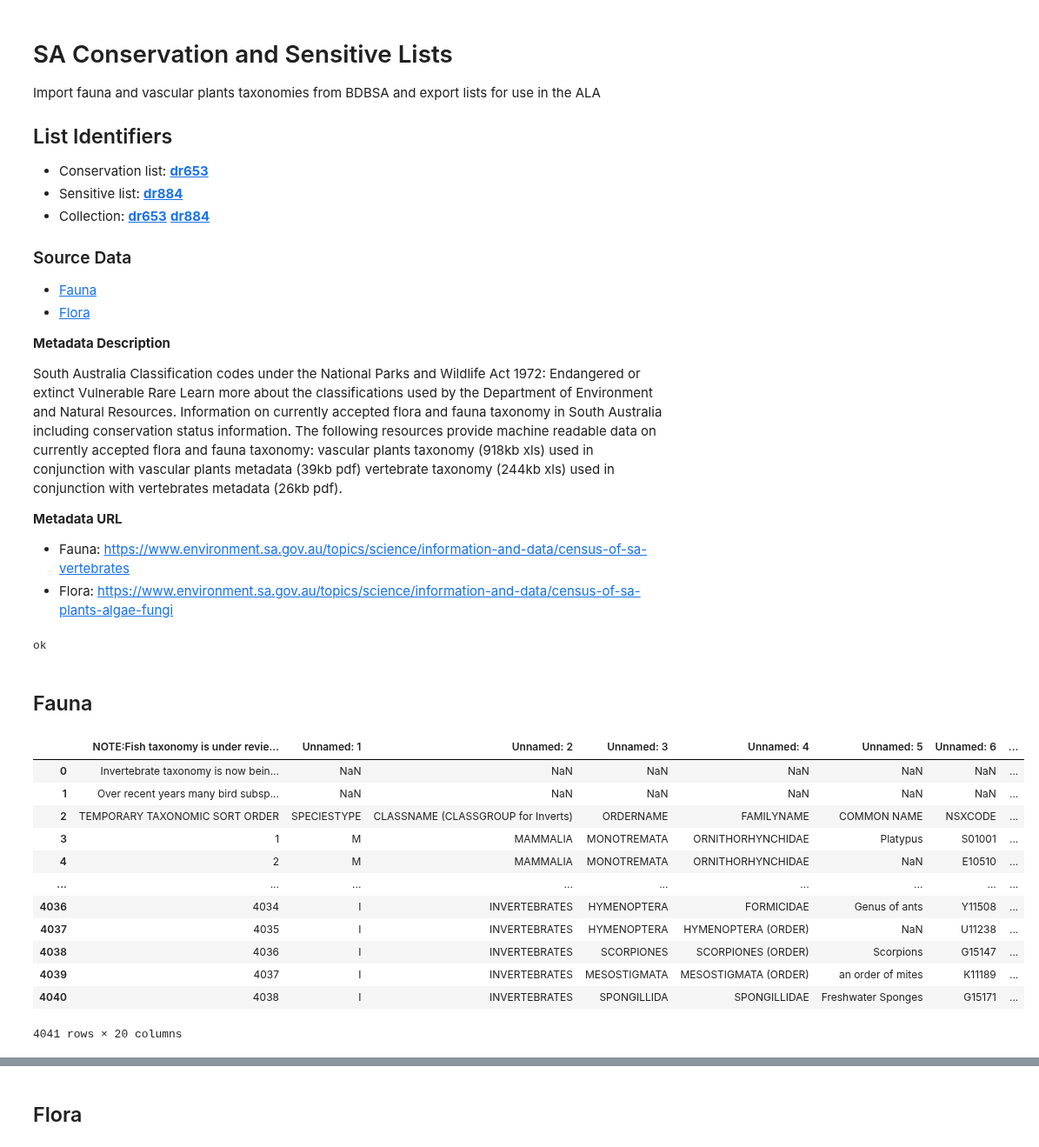
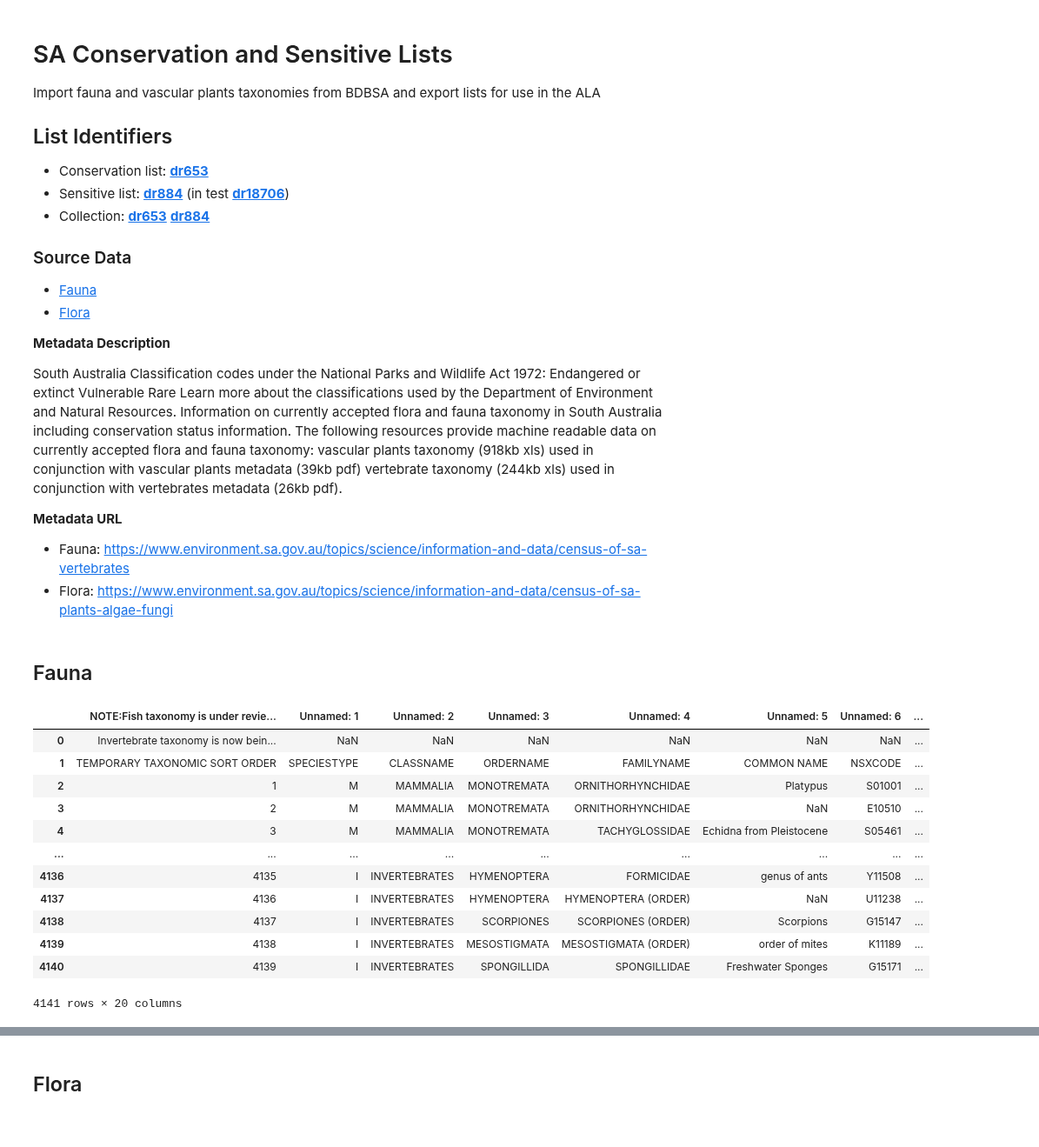
Before and after one commit to AtlasOfLivingAustralia/authoritative-lists, a Jupyter notebook: source-code/py-notebook/SA-conservation-sensitive.ipynb, the cells around one changed output, grey strips where cells are left out. Shown at 87% size. Drawn from its saved outputs; the diff is of its cells as text; code cells hidden in the pictures.

```diff
--- a/source-code/py-notebook/SA-conservation-sensitive.ipynb
+++ b/source-code/py-notebook/SA-conservation-sensitive.ipynb
@@ -4,7 +4,7 @@ Import fauna and vascular plants taxonomies from BDBSA and export lists for use
 
 ## List Identifiers
 * Conservation list: __[dr653](https://lists.ala.org.au/speciesListItem/list/dr653)__
-* Sensitive list: __[dr884](https://lists.ala.org.au/speciesListItem/list/dr884)__
+* Sensitive list: __[dr884](https://lists.ala.org.au/speciesListItem/list/dr884)__ (in test  __[dr18706](https://lists-test.ala.org.au/speciesListItem/list/dr18706)__)
 * Collection: __[dr653](https://collections.ala.org.au/public/show/dr653)__ __[dr884](https://collections.ala.org.au/public/show/dr884)__
 
 ### Source Data
@@ -28,11 +28,12 @@ import os
 import sys
 
 projectDir = "/Users/oco115/PycharmProjects/authoritative-lists/"
+cdataDir = "current-lists/conservation-lists/"
+sdataDir = "current-lists/sensitive-lists/"
+sourceData = "source-data/SA/"
+
 # projectDir = "/Users/new330/IdeaProjects/authoritative-lists/"
 sys.path.append(os.path.abspath(projectDir + "source-code/includes"))
 import list_functions as lf
-print("ok")
-# %% [output]
-ok
 # %%
 ## Conservation list
@@ -42,19 +44,19 @@ ok
 # %% [markdown]
 ## Fauna
 # %%
-fauna = pd.read_excel("~/IdeaProjects/authoritative-lists/source-data/South Australia/fauna-bdbsa-taxonomy.xlsx",sheet_name="Taxonomic List")
+fauna = pd.read_excel(projectDir + sourceData + "fauna-bdbsa-taxonomy.xlsx",sheet_name="Taxonomic List")
 fauna
 # %% [output]
 |  | NOTE:Fish taxonomy is under revie... | Unnamed: 1 | Unnamed: 2 | Unnamed: 3 | Unnamed: 4 | Unnamed: 5 | Unnamed: 6 | ... |
 | 0 | Invertebrate taxonomy is now bein... | NaN | NaN | NaN | NaN | NaN | NaN | ... |
-| 1 | Over recent years many bird subsp... | NaN | NaN | NaN | NaN | NaN | NaN | ... |
-| 2 | TEMPORARY TAXONOMIC SORT ORDER | SPECIESTYPE | CLASSNAME (CLASSGROUP for Inverts) | ORDERNAME | FAMILYNAME | COMMON NAME | NSXCODE | ... |
-| 3 | 1 | M | MAMMALIA | MONOTREMATA | ORNITHORHYNCHIDAE | Platypus | S01001 | ... |
-| 4 | 2 | M | MAMMALIA | MONOTREMATA | ORNITHORHYNCHIDAE | NaN | E10510 | ... |
+| 1 | TEMPORARY TAXONOMIC SORT ORDER | SPECIESTYPE | CLASSNAME | ORDERNAME | FAMILYNAME | COMMON NAME | NSXCODE | ... |
+| 2 | 1 | M | MAMMALIA | MONOTREMATA | ORNITHORHYNCHIDAE | Platypus | S01001 | ... |
+| 3 | 2 | M | MAMMALIA | MONOTREMATA | ORNITHORHYNCHIDAE | NaN | E10510 | ... |
+| 4 | 3 | M | MAMMALIA | MONOTREMATA | TACHYGLOSSIDAE | Echidna from Pleistocene | S05461 | ... |
 | ... | ... | ... | ... | ... | ... | ... | ... | ... |
-| 4036 | 4034 | I | INVERTEBRATES | HYMENOPTERA | FORMICIDAE | Genus of ants | Y11508 | ... |
-| 4037 | 4035 | I | INVERTEBRATES | HYMENOPTERA | HYMENOPTERA (ORDER) | NaN | U11238 | ... |
-| 4038 | 4036 | I | INVERTEBRATES | SCORPIONES | SCORPIONES (ORDER) | Scorpions | G15147 | ... |
-| 4039 | 4037 | I | INVERTEBRATES | MESOSTIGMATA | MESOSTIGMATA (ORDER) | an order of mites | K11189 | ... |
-| 4040 | 4038 | I | INVERTEBRATES | SPONGILLIDA | SPONGILLIDAE | Freshwater Sponges | G15171 | ... |
+| 4136 | 4135 | I | INVERTEBRATES | HYMENOPTERA | FORMICIDAE | genus of ants | Y11508 | ... |
+| 4137 | 4136 | I | INVERTEBRATES | HYMENOPTERA | HYMENOPTERA (ORDER) | NaN | U11238 | ... |
+| 4138 | 4137 | I | INVERTEBRATES | SCORPIONES | SCORPIONES (ORDER) | Scorpions | G15147 | ... |
+| 4139 | 4138 | I | INVERTEBRATES | MESOSTIGMATA | MESOSTIGMATA (ORDER) | order of mites | K11189 | ... |
+| 4140 | 4139 | I | INVERTEBRATES | SPONGILLIDA | SPONGILLIDAE | Freshwater Sponges | G15171 | ... |
-4041 rows × 20 columns
+4141 rows × 20 columns
```
Also changed, not shown: parts of 34 cells of this notebook, 13 other files.
